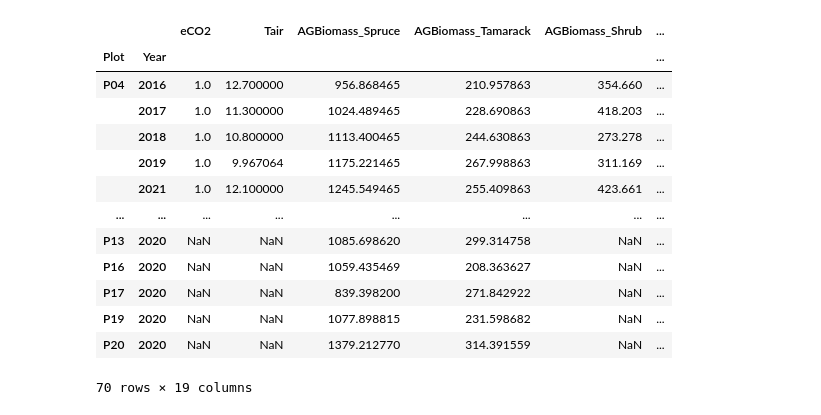
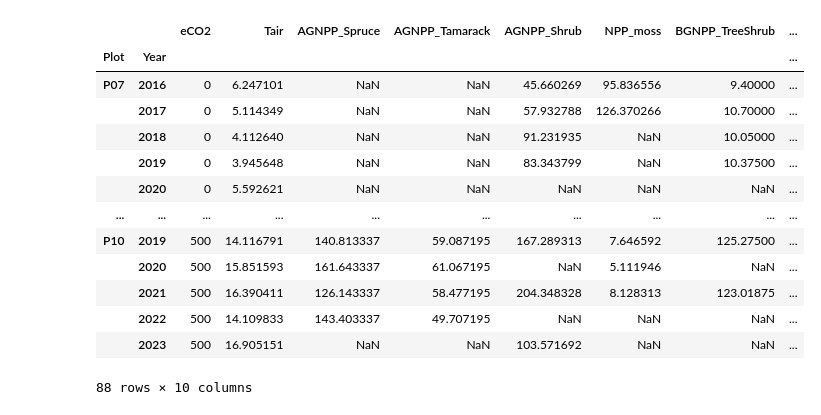
Before and after one commit to ypwong22/elm_nutrients, a Jupyter notebook: extract_obs_productivity_OLSMorenorm.ipynb, the cells around one changed output. Cells and saved outputs as stored; diff of their text form; code cells hidden in the pictures.

```diff
--- a/extract_obs_productivity_OLSMorenorm.ipynb
+++ b/extract_obs_productivity_OLSMorenorm.ipynb
@@ -170,20 +234,44 @@ obs_data2.loc[:, 'NPP'] = \
-# %%
-path_out = os.path.join(os.environ['PROJDIR'], 'ELM_Phenology', 'output', 'extract')
-obs_data2.to_csv(os.path.join(path_out, 'extract_obs_productivity.csv'))
-
-obs_data2
-# %% [output]
-|  |  | eCO2 | Tair | AGBiomass_Spruce | AGBiomass_Tamarack | AGBiomass_Shrub | ... |
-| Plot | Year |  |  |  |  |  | ... |
-| P04 | 2016 | 1.0 | 12.700000 | 956.868465 | 210.957863 | 354.660 | ... |
-|  | 2017 | 1.0 | 11.300000 | 1024.489465 | 228.690863 | 418.203 | ... |
-|  | 2018 | 1.0 | 10.800000 | 1113.400465 | 244.630863 | 273.278 | ... |
-|  | 2019 | 1.0 | 9.967064 | 1175.221465 | 267.998863 | 311.169 | ... |
-|  | 2021 | 1.0 | 12.100000 | 1245.549465 | 255.409863 | 423.661 | ... |
-| ... | ... | ... | ... | ... | ... | ... | ... |
-| P13 | 2020 | NaN | NaN | 1085.698620 | 299.314758 | NaN | ... |
-| P16 | 2020 | NaN | NaN | 1059.435469 | 208.363627 | NaN | ... |
-| P17 | 2020 | NaN | NaN | 839.398200 | 271.842922 | NaN | ... |
-| P19 | 2020 | NaN | NaN | 1077.898815 | 231.598682 | NaN | ... |
-| P20 | 2020 | NaN | NaN | 1379.212770 | 314.391559 | NaN | ... |
-70 rows × 19 columns
+# %%
+#for pft,pft2 in zip(['Spruce', 'Tamarack', 'Shrub'],
+#                    ['evergreen conifer','deciduous conifer','shrub']):
+#    obs_data2.loc[:, f'AGNPPtoBiomass_{pft}'] = \
+#        obs_data[('ABGnpp_gCperm2peryear', pft2)].values / \
+#        obs_data[('ABGbiomass_gCperm2', pft2)].values
+
+#obs_data2.loc[:, 'BGtoAG_TreeShrub'] = \
+#    obs_data2.loc[:, 'BGNPP_TreeShrub'].values / \
+#    (obs_data2.loc[:, 'AGNPP_Spruce'] + obs_data2.loc[:, 'AGNPP_Tamarack'] + \
+#     obs_data2.loc[:, 'AGNPP_Shrub']).values
+
+
+############################
+# Final processing and save
+############################
+# Exclude tree AGNPP in 2023 because of clipping
+obs_data.loc[obs_data.index.get_level_values('Year') == 2023, 'AGNPP_Spruce'] = np.nan
+obs_data.loc[obs_data.index.get_level_values('Year') == 2023, 'AGNPP_Tamarack'] = np.nan
+
+#
+obs_data.loc[:, 'NPP'] = (obs_data.loc[:, 'AGNPP_Spruce'] + obs_data.loc[:, 'AGNPP_Tamarack'] + \
+     obs_data.loc[:, 'AGNPP_Shrub'] + obs_data.loc[:, 'BGNPP_TreeShrub'] + \
+     obs_data.loc[:, 'NPP_moss']).values
+
+path_out = os.path.join(os.environ['PROJDIR'], 'ELM_Nutrients', 'output', 'extract')
+obs_data.to_csv(os.path.join(path_out, 'extract_obs_productivity.csv'))
+
+obs_data
+# %% [output]
+|  |  | eCO2 | Tair | AGNPP_Spruce | AGNPP_Tamarack | AGNPP_Shrub | NPP_moss | BGNPP_TreeShrub | ... |
+| Plot | Year |  |  |  |  |  |  |  | ... |
+| P07 | 2016 | 0 | 6.247101 | NaN | NaN | 45.660269 | 95.836556 | 9.40000 | ... |
+|  | 2017 | 0 | 5.114349 | NaN | NaN | 57.932788 | 126.370266 | 10.70000 | ... |
+|  | 2018 | 0 | 4.112640 | NaN | NaN | 91.231935 | NaN | 10.05000 | ... |
+|  | 2019 | 0 | 3.945648 | NaN | NaN | 83.343799 | NaN | 10.37500 | ... |
+|  | 2020 | 0 | 5.592621 | NaN | NaN | NaN | NaN | NaN | ... |
+| ... | ... | ... | ... | ... | ... | ... | ... | ... | ... |
+| P10 | 2019 | 500 | 14.116791 | 140.813337 | 59.087195 | 167.289313 | 7.646592 | 125.27500 | ... |
+|  | 2020 | 500 | 15.851593 | 161.643337 | 61.067195 | NaN | 5.111946 | NaN | ... |
+|  | 2021 | 500 | 16.390411 | 126.143337 | 58.477195 | 204.348328 | 8.128313 | 123.01875 | ... |
+|  | 2022 | 500 | 14.109833 | 143.403337 | 49.707195 | NaN | NaN | NaN | ... |
+|  | 2023 | 500 | 16.905151 | NaN | NaN | 103.571692 | NaN | NaN | ... |
+88 rows × 10 columns
```
Also changed, not shown: parts of 11 cells of this notebook, 9 other files.
